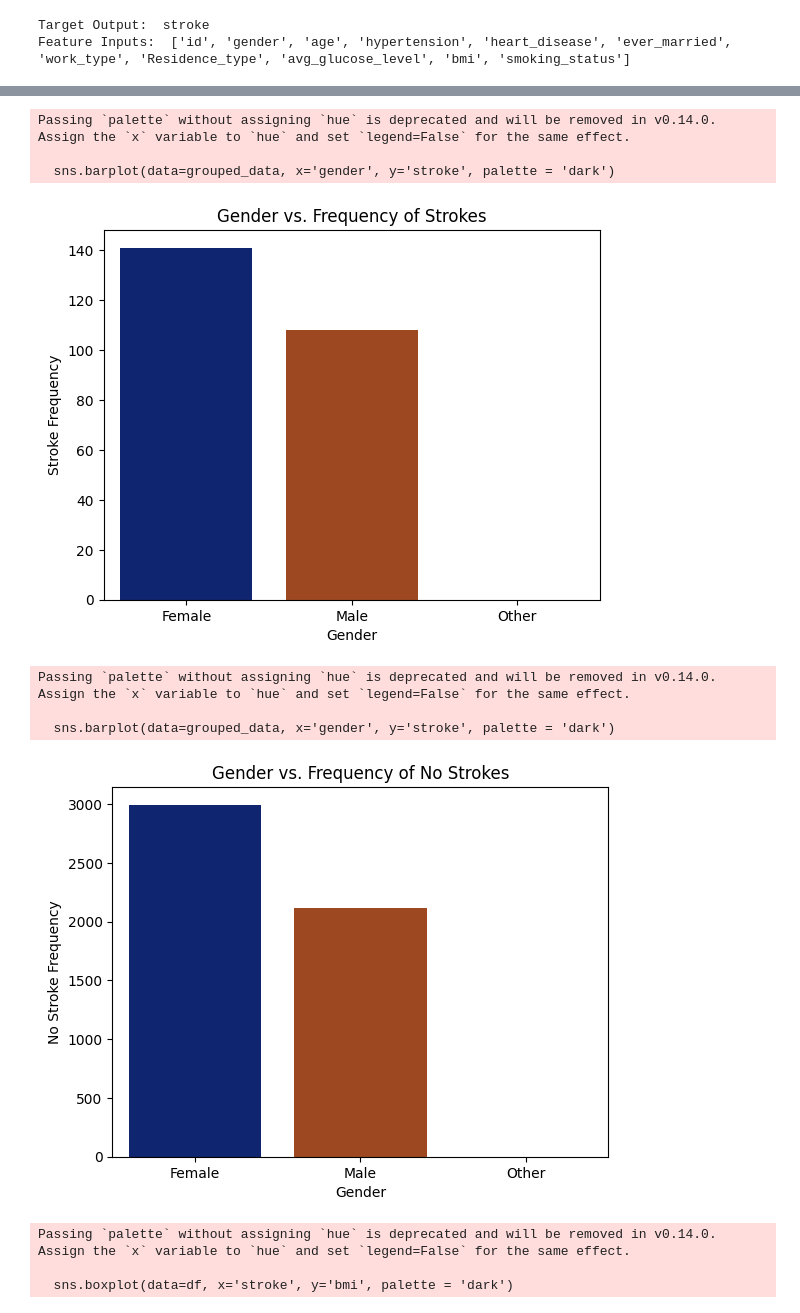
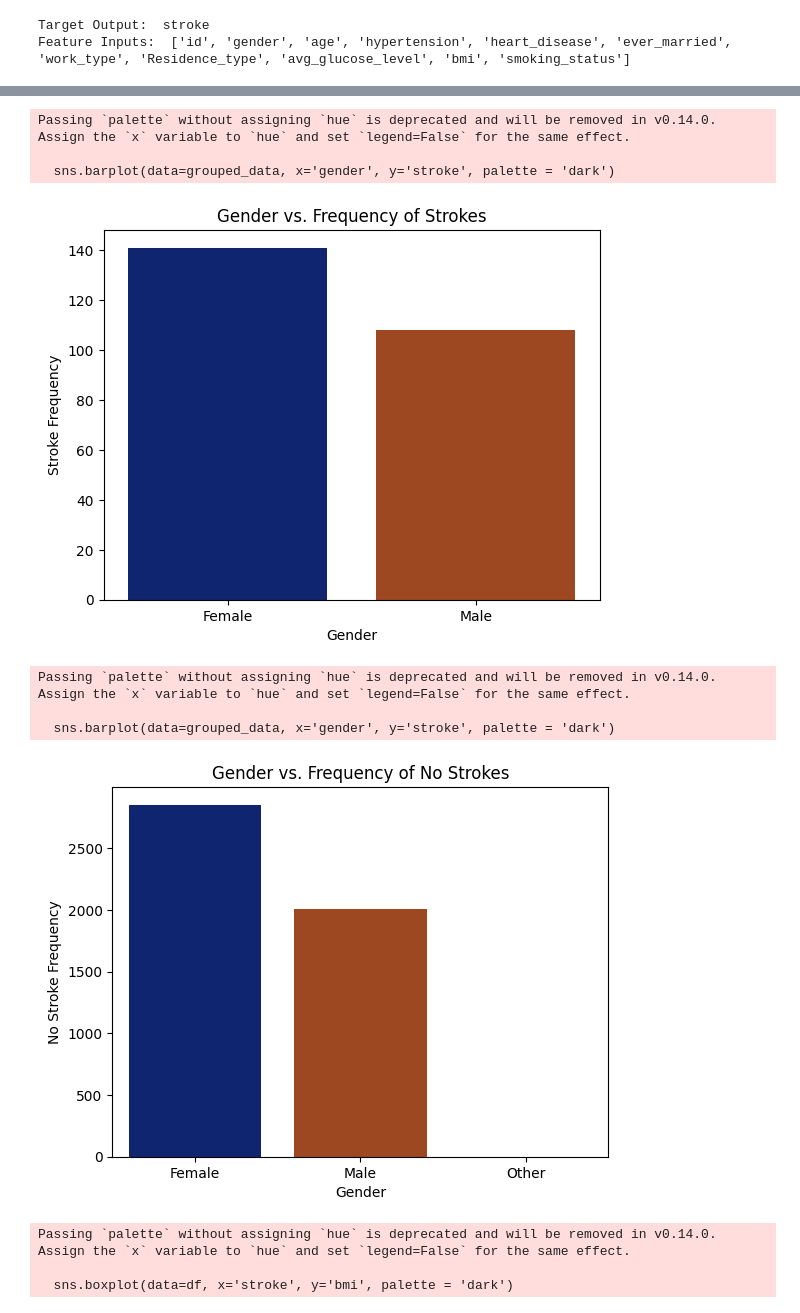
Before and after one commit to nick01as/AI-ML-starter-kit, a Jupyter notebook: eda.ipynb, the cells around one changed output, grey strips where cells are left out. Cells and saved outputs as stored; diff of their text form; code cells hidden in the pictures.

```diff
--- a/eda.ipynb
+++ b/eda.ipynb
@@ -40,23 +40,3 @@ print("Feature Inputs: ", independent_vars)
 # %% [output]
 Target Output:  stroke
 Feature Inputs:  ['id', 'gender', 'age', 'hypertension', 'heart_disease', 'ever_married', 'work_type', 'Residence_type', 'avg_glucose_level', 'bmi', 'smoking_status']
-# %%
-# Age v. Frequency Of Strokes
-
-# Create age bins (0–10, 10–20, ..., 80–90)
-bins = range(0, 91, 10)
-labels = [f'{i}-{i+9}' for i in bins[:-1]]
-df['age_group'] = pd.cut(df['age'], bins=bins, labels=labels, right=False)
-
-# Group by age_group and calculate stroke % per group
-stroke_rates = df.groupby('age_group')['stroke'].mean().reset_index()
-stroke_rates['stroke_percent'] = stroke_rates['stroke'] * 100
-
-# Plot as bar chart
-sns.barplot(data=stroke_rates, x='age_group', y='stroke_percent', color='skyblue')
-plt.title('Stroke Frequency by Age Group (%)')
-plt.xlabel('Age Group')
-plt.ylabel('Percentage of Stroke Cases')
-plt.xticks(rotation=45)
-plt.tight_layout()
-plt.show()
@@ -65,21 +67,21 @@ plt.show()
 # %%
 
 # Gender v. Frequency Of Strokes (Bar Graph)
-grouped_data = df.groupby('gender')['stroke'].sum().reset_index()
+grouped_data = df[df['stroke'] == 1].groupby('gender')['stroke'].count().reset_index()
 sns.barplot(data=grouped_data, x='gender', y='stroke', palette = 'dark')
 plt.title('Gender vs. Frequency of Strokes')
 plt.xlabel('Gender')
 plt.ylabel('Stroke Frequency')
 plt.show()
 # %% [output]
 Passing `palette` without assigning `hue` is deprecated and will be removed in v0.14.0. Assign the `x` variable to `hue` and set `legend=False` for the same effect.
 
   sns.barplot(data=grouped_data, x='gender', y='stroke', palette = 'dark')
-[figure, old version]
+[figure, new version]
 # %%
 # Gender v. Frequency Of No Strokes (Bar Graph)
 
-grouped_data = df.groupby('gender')['stroke'].count().reset_index()
+grouped_data = df[df['stroke'] == 0].groupby('gender')['stroke'].count().reset_index()
 sns.barplot(data=grouped_data, x='gender', y='stroke', palette = 'dark')
 plt.title('Gender vs. Frequency of No Strokes')
 plt.xlabel('Gender')
@@ -89,7 +91,7 @@ plt.show()
 Passing `palette` without assigning `hue` is deprecated and will be removed in v0.14.0. Assign the `x` variable to `hue` and set `legend=False` for the same effect.
 
   sns.barplot(data=grouped_data, x='gender', y='stroke', palette = 'dark')
-[figure, old version]
+[figure, new version]
 # %%
 # Boxplot For BMI
 
```
Also changed, not shown: parts of 5 cells of this notebook.
